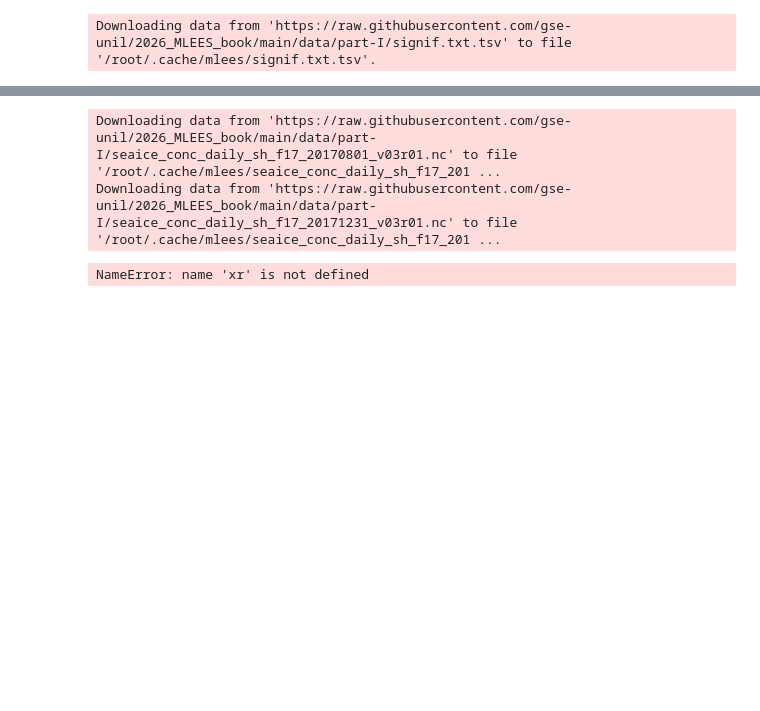
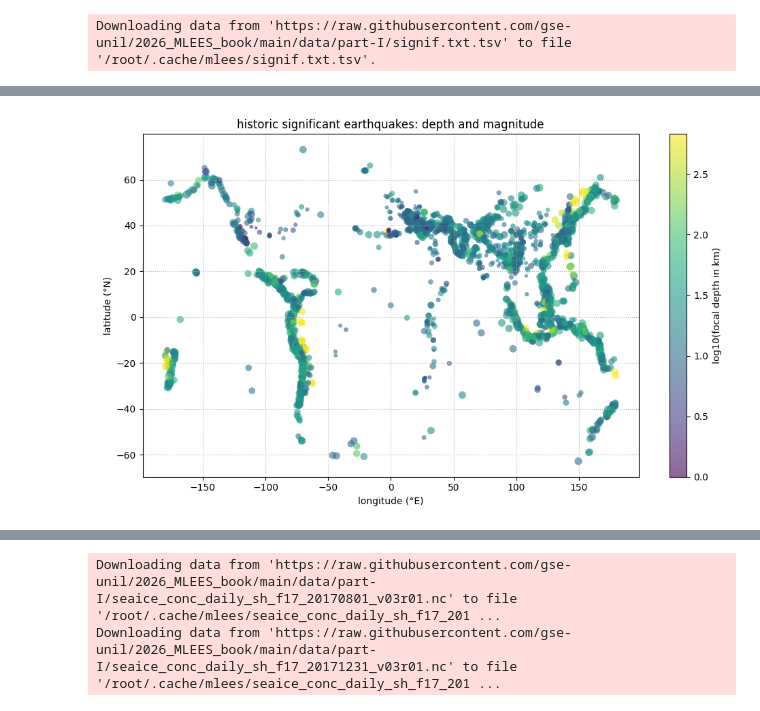
Before and after one commit to fiona-crdt/2026_Intro_Python, a Jupyter notebook: live/part-I/1.4-matplotlib-and-xarray-exercises.ipynb, the cells around one changed output, grey strips where cells are left out. Cells and saved outputs as stored; diff of their text form; code cells hidden in the pictures; blank space fills up the shorter version.

```diff
--- a/live/part-I/1.4-matplotlib-and-xarray-exercises.ipynb
+++ b/live/part-I/1.4-matplotlib-and-xarray-exercises.ipynb
@@ -533,3 +495,50 @@ plt.show()
+# %%
+# @title
+import numpy as np
+import matplotlib.pyplot as plt
+
+# Chargement du fichier
+arr = np.genfromtxt(path, delimiter="\t", skip_header=1)
+
+# Sélection des colonnes
+focal_depth = arr[:, 8]
+eq_primary = arr[:, 9]
+latitude = arr[:, 20]
+longitude = arr[:, 21]
+
+# Filtrage des données (profondeur et magnitude > 0, sans NaN)
+filter = ((focal_depth > 0) &
+          (eq_primary > 0) &
+          ~np.isnan(latitude) &
+          ~np.isnan(longitude))
+
+# Création de la figure avec la taille souhaitée
+fig, ax = plt.subplots(figsize=(10, 6))
+
+# Affichage des points
+points = ax.scatter(
+    longitude[filter],
+    latitude[filter],
+    c=np.log10(focal_depth[filter]),
+    s=eq_primary[filter] ** 2,
+    cmap="viridis",
+    alpha=0.6,
+    edgecolors="none"
+)
+
+# Ajout de la colorbar sans l'argument erroné 'figsize'
+cbar = fig.colorbar(points, ax=ax, label="log10(focal depth in km)")
+
+# Configuration des axes et du titre
+ax.set_xlabel("longitude (°E)")
+ax.set_ylabel("latitude (°N)")
+ax.set_title("historic significant earthquakes: depth and magnitude")
+ax.grid(True, linestyle=":")
+
+plt.tight_layout()
+plt.show()
+# %% [output]
+[figure, added]
 # %% [markdown]
 ## Exercise 22: Antarctic sea ice, summer against winter
 
@@ -565,23 +575,3 @@ path_summer = pooch.retrieve(
 # %% [output]
 Downloading data from 'https://raw.githubusercontent.com/gse-unil/2026_MLEES_book/main/data/part-I/seaice_conc_daily_sh_f17_20170801_v03r01.nc' to file '/root/.cache/mlees/seaice_conc_daily_sh_f17_201 ...
 Downloading data from 'https://raw.githubusercontent.com/gse-unil/2026_MLEES_book/main/data/part-I/seaice_conc_daily_sh_f17_20171231_v03r01.nc' to file '/root/.cache/mlees/seaice_conc_daily_sh_f17_201 ...
-# %%
-
-# Hint: open each file with xr.open_dataset and select the single time step with .isel(time=0)
-xr.open_dataset(path_winter)
-.isel(time=0)
-# Hint: the valid concentration range is 0-1; a few cells carry flag values above 1
-#       (land, coastal, missing) -- mask them out first with da.where(da <= 1)
-# Hint: build a figure with two ccrs.SouthPolarStereo() axes:
-#       plt.subplots(1, 2, subplot_kw={"projection": ccrs.SouthPolarStereo()})
-# Hint: ax.set_extent([-180, 180, -90, -55], ccrs.PlateCarree()) crops each axes to the
-#       Southern Ocean instead of the whole hemisphere
-# Hint: since latitude/longitude are 2D, plot with
-#       ax.pcolormesh(ds["longitude"], ds["latitude"], masked, transform=ccrs.PlateCarree())
-#       rather than xarray's own .plot()
-# Hint: pass vmin=0 and vmax=1 to both pcolormesh calls, so a colour means the same
-#       concentration in both panels and one colorbar can serve both
-# Hint: add cfeature.LAND under the data and gridlines; fig.colorbar(pcm, ax=axes, label=...)
-#       takes the whole array of axes and draws one colorbar for both panels
-# %% [output]
-NameError: name 'xr' is not defined
```
Also changed, not shown: parts of 8 cells of this notebook.
